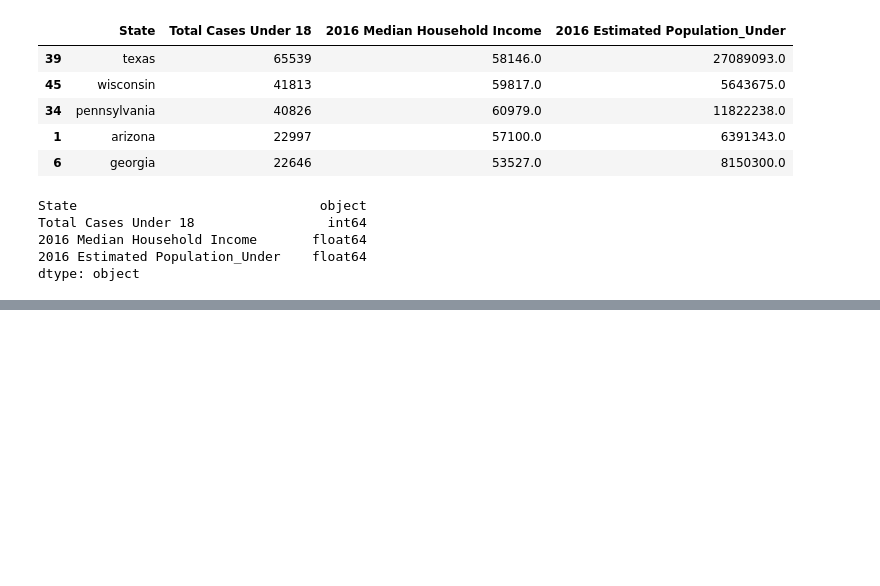
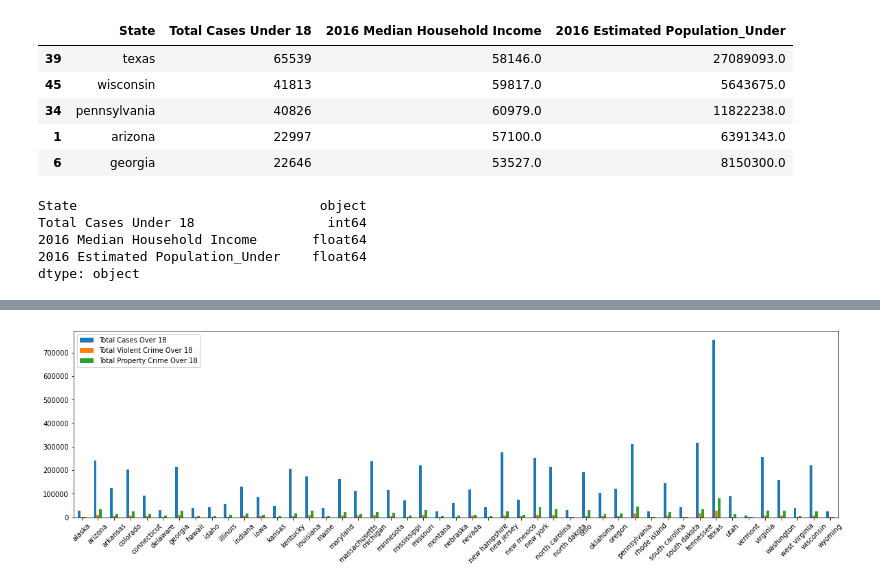
Before and after one commit to sjuarez382/UCI-Group_Project_1-Team9, a Jupyter notebook: State_Crime_Updated.ipynb, the cells around one changed output, grey strips where cells are left out. Cells and saved outputs as stored; diff of their text form; code cells hidden in the pictures; blank space fills up the shorter version.

```diff
--- a/State_Crime_Updated.ipynb
+++ b/State_Crime_Updated.ipynb
@@ -549,0 +632,6 @@ Total Cases_Under	Violent Crime_Under	Property Crime_Under
+# %%
+#Creating DataFrame for Household Income vs Crime
+# DATAFRAME WITH CRIME OVER 18
+household_crime_over = age_by_income.loc[:, ["state_lower","Total Cases Over 18","Total Violent Crime Over 18","Total Property Crime Over 18"]]
+household_crime_over = household_crime_over.rename(columns={"state_lower": "States"})
+household_crime_over.head()
@@ -549,0 +645,15 @@ Total Cases_Under	Violent Crime_Under	Property Crime_Under
+# %%
+# CRIME OVER 18
+# Set x axis and tick locations for Ed DF
+household_over_xaxis = np.arange(len(household_crime_over))
+household_over_tick_locations = [value for value in household_over_xaxis]
+
+# Pandas can also plot multiple columns if the DataFrame includes them
+multi_plot = household_crime_over.plot(kind="bar", figsize=(20,5))
+
+# PandasPlot.set_xticklabels() can be used to set the tick labels as well
+multi_plot.set_xticklabels(clean_slimpop_df["State"], rotation=45)
+
+plt.show()
+# %% [output]
+[figure, added]
```
Also changed, not shown: parts of 16 cells of this notebook.
